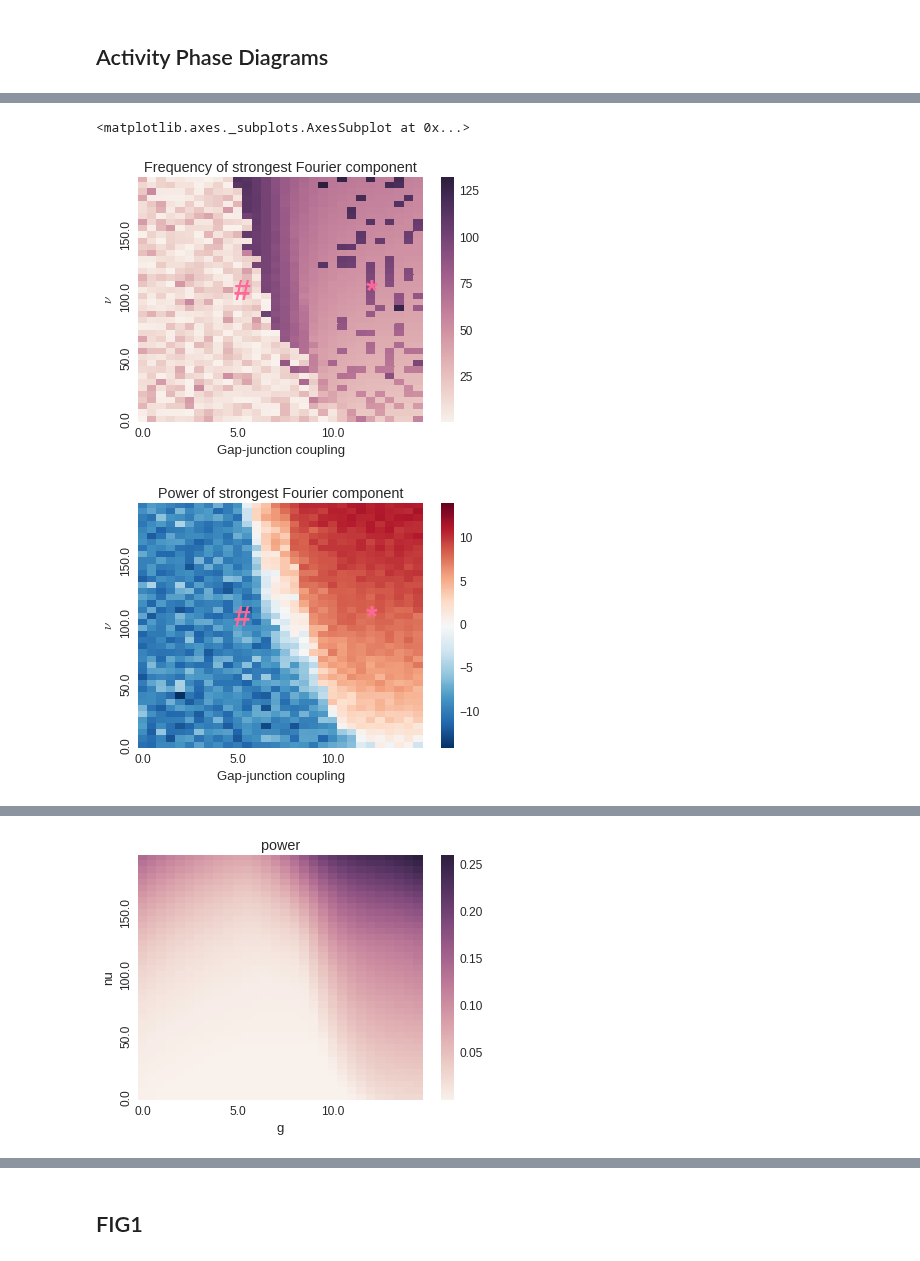
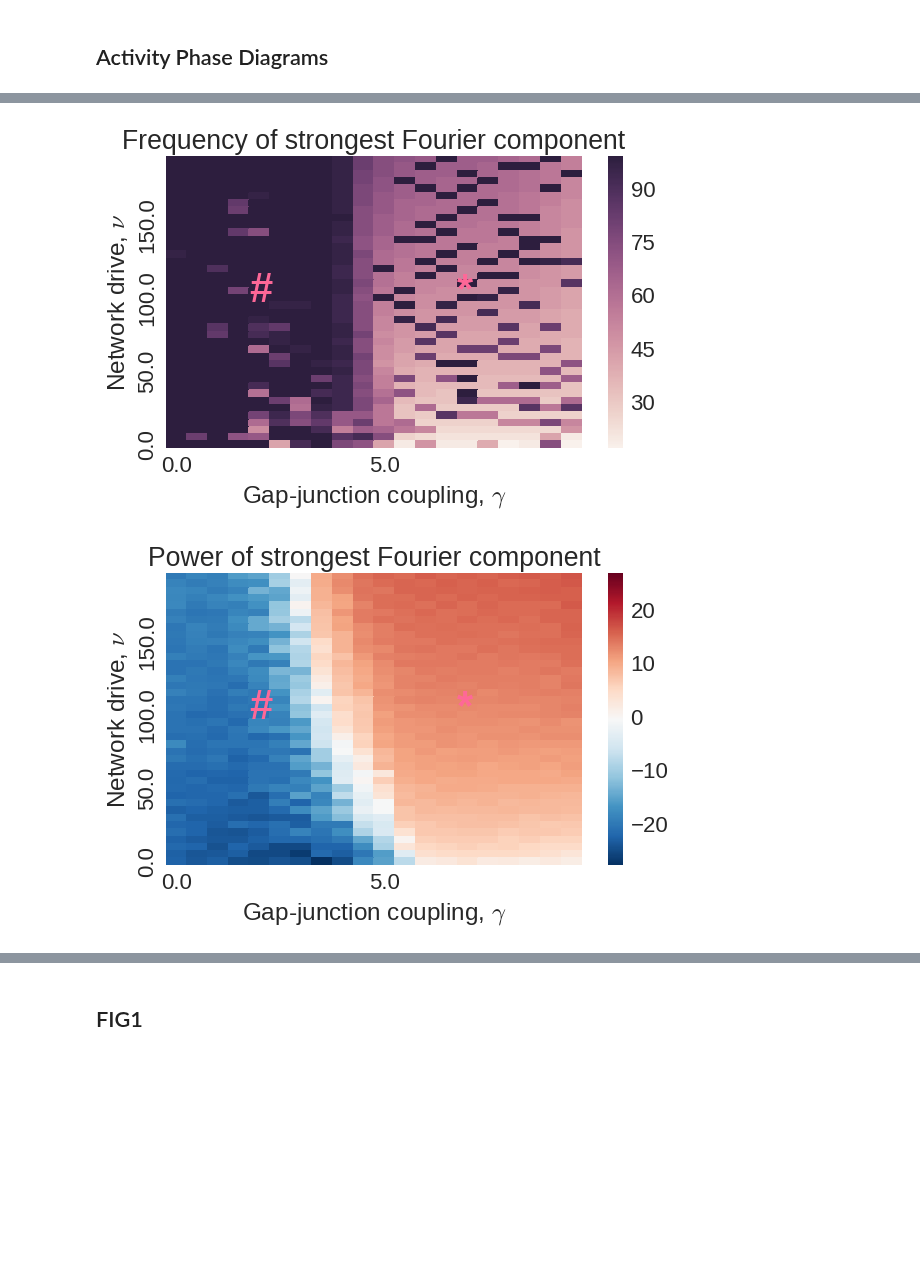
Before and after one commit to gpernelle/cortex, a Jupyter notebook: notebooks/paperSync-figure1-and-2.ipynb, the cells around one changed output, grey strips where cells are left out. Cells and saved outputs as stored; diff of their text form; code cells hidden in the pictures; blank space fills up the shorter version.

```diff
--- a/notebooks/paperSync-figure1-and-2.ipynb
+++ b/notebooks/paperSync-figure1-and-2.ipynb
@@ -13,5 +14,5 @@ or matplotlib.backends is imported for the first time.
 functionsTFhardbound loaded!
 ********************************************************************************
 # %%
-sns.set_context("paper", font_scale=1.5, rc={"lines.linewidth": 2.5})
+sns.set_context("paper", font_scale=2, rc={"lines.linewidth": 2.5})
 PAPER = os.path.expanduser('~/Dropbox/ICL-2014/Presentations/2016-10-11-GJ-sync-paper/figures/')
@@ -463,16 +573,16 @@ sigma = 8
 params=[]
 for T in [8000]:
         for N in [1000]:
-            for g in np.arange(0, 15, 0.5):
+            for g in np.arange(0, 10, 0.5):
                 for nu in np.arange(0, 200, 5):
                         i+=1
                         params.append([T, N, g, nu, i])
 
 def getDF(params):
     T, N, g, nu, i = params
-    filename = "../data/PhasePlan5/PhasePlan5_nu-%d_g-%.2f_N-%d_input-%s_T-%d" % (nu, g, N, 'noise', T)
+    filename = "../data/PhasePlan7/PhasePlan71_nu-%d_g-%.2f_N-%d_input-%s_T-%d" % (nu, g, N, 'noise', T)
     a = np.load(filename)
-    I = a['i']
+    I = a['vvm']
 
     # compute frequency and power with fourier transform of the lfp (mean current)
     f = fourier(I[10:])[0]
@@ -491,30 +599,33 @@ for r in res:
 # %%
 cols = ['f', 'p']
-sns.set_context("paper", font_scale=1.5, rc={"lines.linewidth": 2.5})
-
+# sns.set_context("paper", font_scale=1.5, rc={"lines.linewidth": 2.5})
 # df = df_[(df_['g']<3)&(df_['nu']<20)]
 def setLabels(fig):
     color = '#FF6898'
-    fig.text(5*2, 20, '#', fontweight='bold', fontsize=30, color=color)
-    fig.text(12*2, 20, '*', fontweight='bold', fontsize=30, color=color)
-    fig.set_ylabel(r'$\nu$')
-    fig.set_xlabel(r'Gap-junction coupling')
+    fig.text(2*2, 20, '#', fontweight='bold', fontsize=30, color=color)
+    fig.text(7*2, 20, '*', fontweight='bold', fontsize=30, color=color)
+    fig.set_ylabel(r'Network drive, $\nu$')
+    fig.set_xlabel(r'Gap-junction coupling, $\gamma$')
 
 
+fig = plotHeatmap(df, col='f', y='nu', x='g', vmax=100,rasterized=True,
+                  title='Frequency of strongest Fourier component' )
+setLabels(fig)
+plt.tight_layout()
+plt.savefig(PAPER + 'figure1-frequency.pdf', bbox_inches='tight', transparent=True)
 
-fig = plotHeatmap(df, col='f', y='nu', x='g', title='Frequency of strongest Fourier component')
+fig = plotHeatmap(df, col='p', y='nu', x='g', rasterized=True,
+                  title='Power of strongest Fourier component', cmap='RdBu_r')
 setLabels(fig)
-plt.savefig(PAPER + 'frequency.svg')
+plt.tight_layout()
+plt.savefig(PAPER + 'figure1-power.pdf', bbox_inches='tight', transparent=True)
 
-fig = plotHeatmap(df, col='p', y='nu', x='g', title='Power of strongest Fourier component')
+fig = plotHeatmap(df, col='ratio', y='nu', x='g', rasterized=True,
+                  title='Mean Activity Ratio (bursts/spikes)', cmap='viridis')
 setLabels(fig)
-plt.savefig(PAPER + 'power.svg')
-
-fig = plotHeatmap(df, col='ratio', y='nu', x='g', title='Mean Activity Ratio (bursts/spikes)', cmap='viridis')
-setLabels(fig)
-plt.savefig(PAPER + 'ratio.svg')
-plotHeatmap(df, col='burst', y='nu', x='g', title='power')
+plt.tight_layout()
+plt.savefig(PAPER + 'figure1-ratio.pdf', bbox_inches='tight',  transparent=True)
+# plotHeatmap(df, col='burst', y='nu', x='g', title='power')
 # %% [output]
-<matplotlib.axes._subplots.AxesSubplot at 0x...>
-[figure, old version]
+[figure, new version]
-[figure, old version]
+[figure, new version]
@@ -522,2 +633 @@ plotHeatmap(df, col='burst', y='nu', x='g', title='power')
-[figure, removed]
 # %%
```
Also changed, not shown: parts of 13 cells of this notebook, 20 other files.
